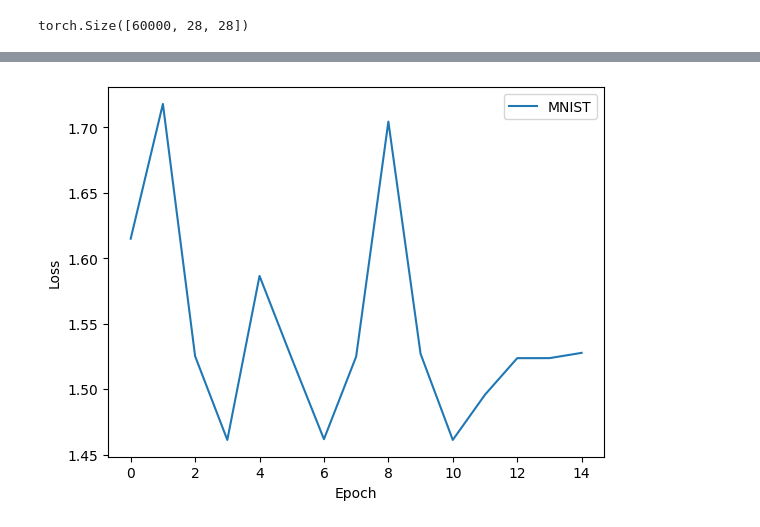
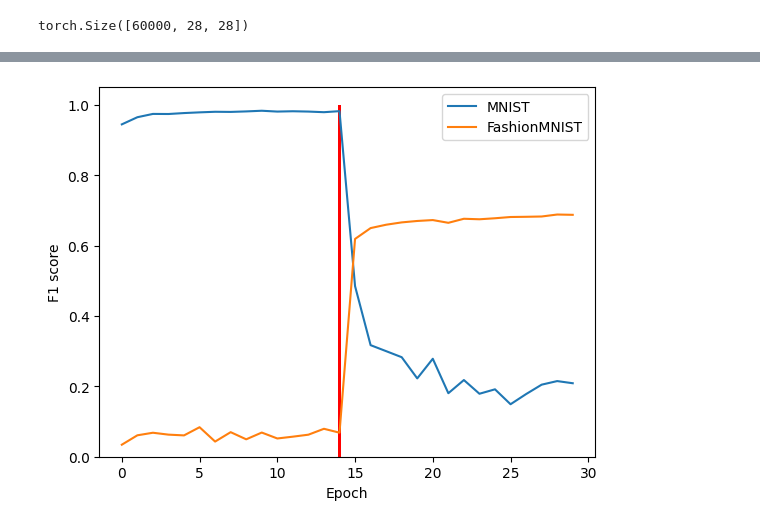
Before and after one commit to gphilippee/continual-learning-experiment, a Jupyter notebook: cnn.ipynb, the cells around one changed output, grey strips where cells are left out. Cells and saved outputs as stored; diff of their text form; code cells hidden in the pictures.

```diff
--- a/cnn.ipynb
+++ b/cnn.ipynb
@@ -28,8 +42,18 @@ mnist_test_dataloader = DataLoader(test_data, batch_size=batch_size, shuffle=Tru
 torch.Size([60000, 28, 28])
 # %%
 # import FashionMNIST
-train_data = torchvision.datasets.FashionMNIST(root='./fashion', train=True, transform=torchvision.transforms.ToTensor(), download=True)
-test_data = torchvision.datasets.FashionMNIST(root='./fashion', train=False, transform=torchvision.transforms.ToTensor(), download=True)
+train_data = torchvision.datasets.FashionMNIST(
+    root="./fashion",
+    train=True,
+    transform=torchvision.transforms.ToTensor(),
+    download=True,
+)
+test_data = torchvision.datasets.FashionMNIST(
+    root="./fashion",
+    train=False,
+    transform=torchvision.transforms.ToTensor(),
+    download=True,
+)
 
 print(train_data.data.shape)
 
@@ -93,13 +116,11 @@ cnn = CNN()
 criterion = nn.CrossEntropyLoss()
 optimizer = optim.Adam(cnn.parameters(), lr=1e-3)
 
-mnist_epochs = 15
-fashion_epochs = 50
-mnist = True
-fashion = True
+mnist_scores = []
+fashion_scores = []
+fashion_losses = []
 
-#MNIST
-mnist_losses = []
+# MNIST
 if mnist:
     print("--- MNIST ---")
     cnn.train()
@@ -110,17 +131,16 @@ if mnist:
             loss = criterion(output, y_batch)
             loss.backward()
             optimizer.step()
-        mnist_losses.append(loss.item())
+
         print(f"Epoch {epoch} - loss", loss.item())
+        mnist_scores.append(evaluate_mnist(verbose=0))
+        fashion_scores.append(evaluate_fashion(verbose=0))
 
     print("--- Scores ---")
     evaluate_fashion()
     evaluate_mnist()
 
-#FashionMNIST
-mnist_scores = []
-fashion_scores = []
-fashion_losses = []
+# FashionMNIST
 if fashion:
     print("--- FashionMNIST ---")
 
@@ -132,12 +152,11 @@ if fashion:
             loss = criterion(output, y_batch)
             loss.backward()
             optimizer.step()
-        # compute mean loss on a batch
 
+        print(f"Epoch {epoch} - loss", loss.item())
         fashion_losses.append(loss.item())
         mnist_scores.append(evaluate_mnist(verbose=0))
         fashion_scores.append(evaluate_fashion(verbose=0))
-        print(f"Epoch {epoch} - loss", loss.item())
 
     print("--- Scores ---")
     evaluate_mnist()
@@ -163,9 +182,12 @@ Fashion - F1 score 0.6598837806654702
 # %%
 plt.figure()
-plt.plot(mnist_losses, label="MNIST")
-plt.xlabel('Epoch')
-plt.ylabel('Loss')
+plt.plot(mnist_scores, label="MNIST")
+plt.plot(fashion_scores, label="FashionMNIST")
+plt.bar(mnist_epochs - 1, height=1, width=0.2, color="r")
+plt.xlabel("Epoch")
+plt.ylabel("F1 score")
 plt.legend()
+plt.savefig("results_cnn.png")
 plt.show()
 # %% [output]
-[figure, old version]
+[figure, new version]
```
Also changed, not shown: parts of 8 cells of this notebook.
